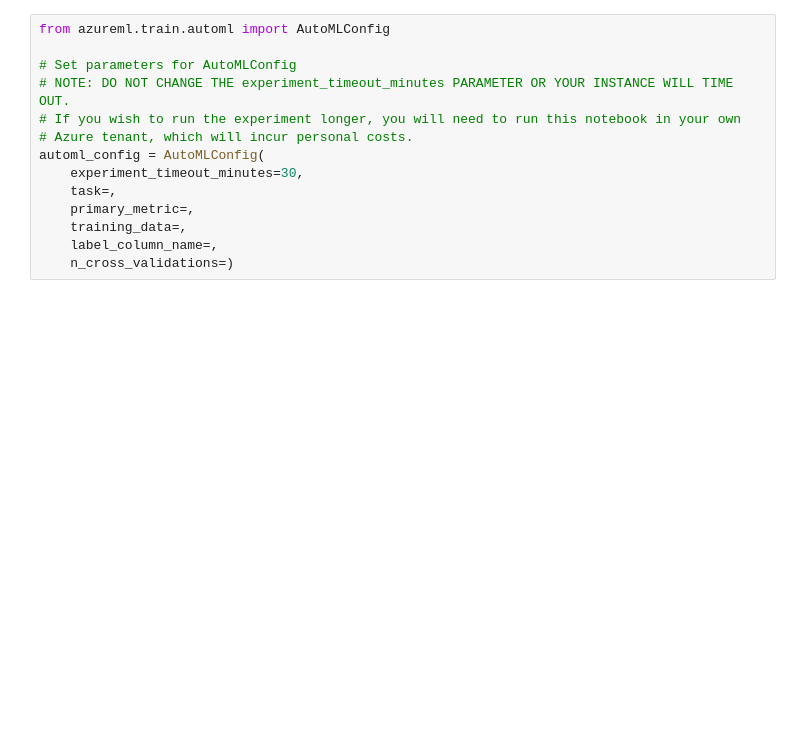
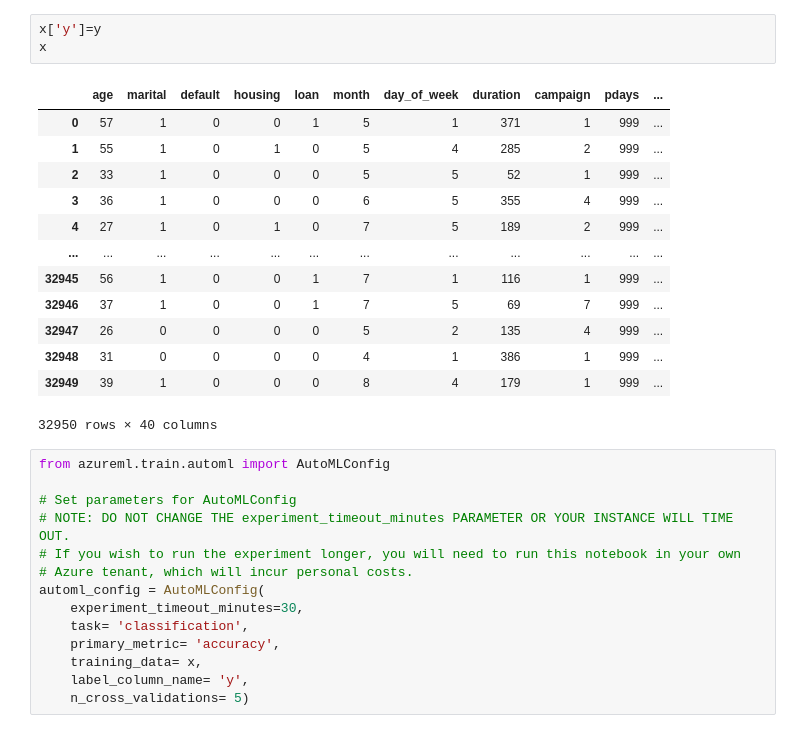
Before and after one commit to Nupurgopali/nd00333_AZMLND_Optimizing_a_Pipeline_in_Azure-Starter_Files, a Jupyter notebook: udacity-project.ipynb, the cells around one changed output. Cells and saved outputs as stored; diff of their text form; blank space fills up the shorter version.

```diff
--- a/udacity-project.ipynb
+++ b/udacity-project.ipynb
@@ -107,3 +150,20 @@ x, y = clean_data(### YOUR DATA OBJECT HERE ###)
+# %%
+x['y']=y
+x
+# %% [output]
+|  | age | marital | default | housing | loan | month | day_of_week | duration | campaign | pdays | ... |
+| 0 | 57 | 1 | 0 | 0 | 1 | 5 | 1 | 371 | 1 | 999 | ... |
+| 1 | 55 | 1 | 0 | 1 | 0 | 5 | 4 | 285 | 2 | 999 | ... |
+| 2 | 33 | 1 | 0 | 0 | 0 | 5 | 5 | 52 | 1 | 999 | ... |
+| 3 | 36 | 1 | 0 | 0 | 0 | 6 | 5 | 355 | 4 | 999 | ... |
+| 4 | 27 | 1 | 0 | 1 | 0 | 7 | 5 | 189 | 2 | 999 | ... |
+| ... | ... | ... | ... | ... | ... | ... | ... | ... | ... | ... | ... |
+| 32945 | 56 | 1 | 0 | 0 | 1 | 7 | 1 | 116 | 1 | 999 | ... |
+| 32946 | 37 | 1 | 0 | 0 | 1 | 7 | 5 | 69 | 7 | 999 | ... |
+| 32947 | 26 | 0 | 0 | 0 | 0 | 5 | 2 | 135 | 4 | 999 | ... |
+| 32948 | 31 | 0 | 0 | 0 | 0 | 4 | 1 | 386 | 1 | 999 | ... |
+| 32949 | 39 | 1 | 0 | 0 | 0 | 8 | 4 | 179 | 1 | 999 | ... |
+32950 rows × 40 columns
 # %%
 from azureml.train.automl import AutoMLConfig
 
@@ -113,11 +173,11 @@ from azureml.train.automl import AutoMLConfig
 # Azure tenant, which will incur personal costs.
 automl_config = AutoMLConfig(
     experiment_timeout_minutes=30,
-    task=,
-    primary_metric=,
-    training_data=,
-    label_column_name=,
-    n_cross_validations=)
+    task= 'classification',
+    primary_metric= 'accuracy',
+    training_data= x,
+    label_column_name= 'y',
+    n_cross_validations= 5)
 # %%
 # Submit your automl run
 
```
Also changed, not shown: parts of 11 cells of this notebook.
